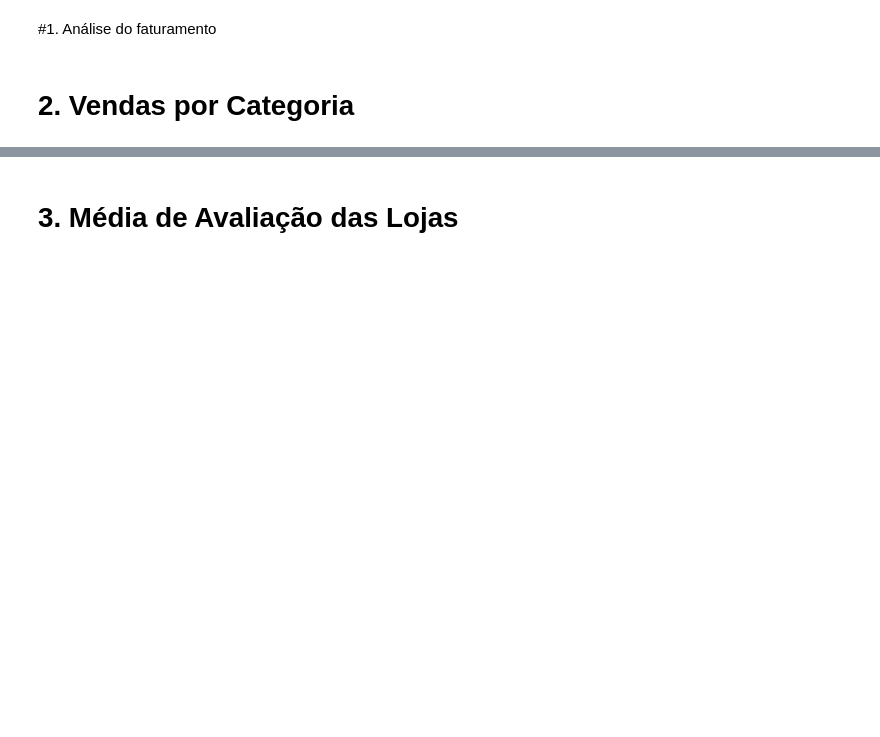
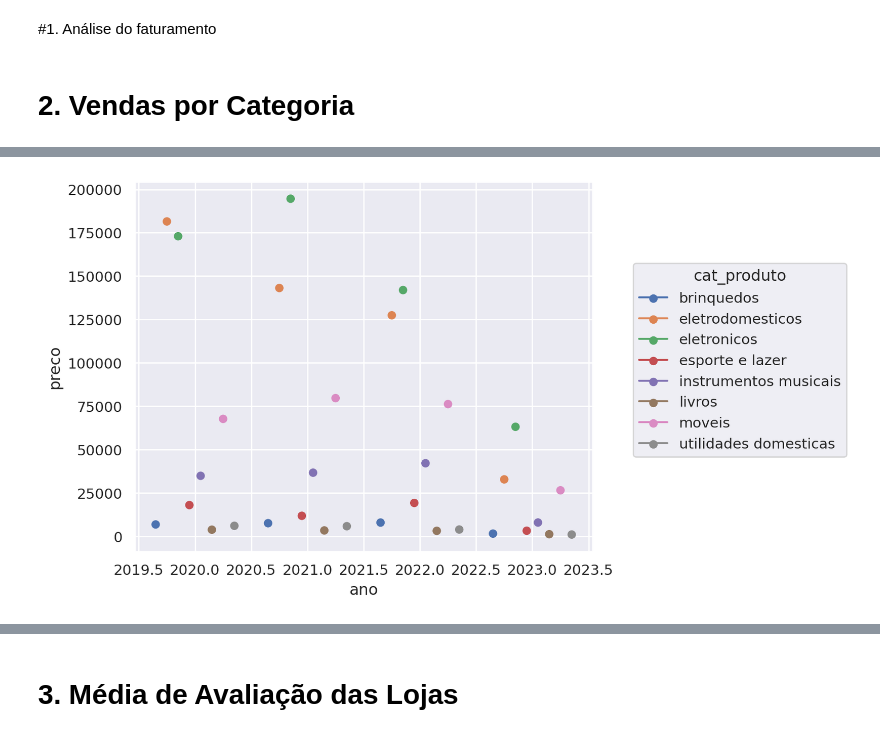
Before and after one commit to ton-oliveira/challenge1-data-science, a Jupyter notebook: AluraStoreBr.ipynb, the cells around one changed output, grey strips where cells are left out. Drawn from its saved outputs; the diff is of its cells as text; code cells hidden in the pictures; blank space fills up the shorter version.

```diff
--- a/AluraStoreBr.ipynb
+++ b/AluraStoreBr.ipynb
@@ -64,0 +87,8 @@ loja2.head()
+# %%
+(
+    so.Plot(cat_loja1, x="ano", y="preco", color="cat_produto")
+    .add(so.Dot(), so.Dodge())
+    .add(so.Range(), so.Est(errorbar="sd"), so.Dodge())
+)
+# %% [output]
+[figure, added]
```
Also changed, not shown: parts of 11 cells of this notebook.
